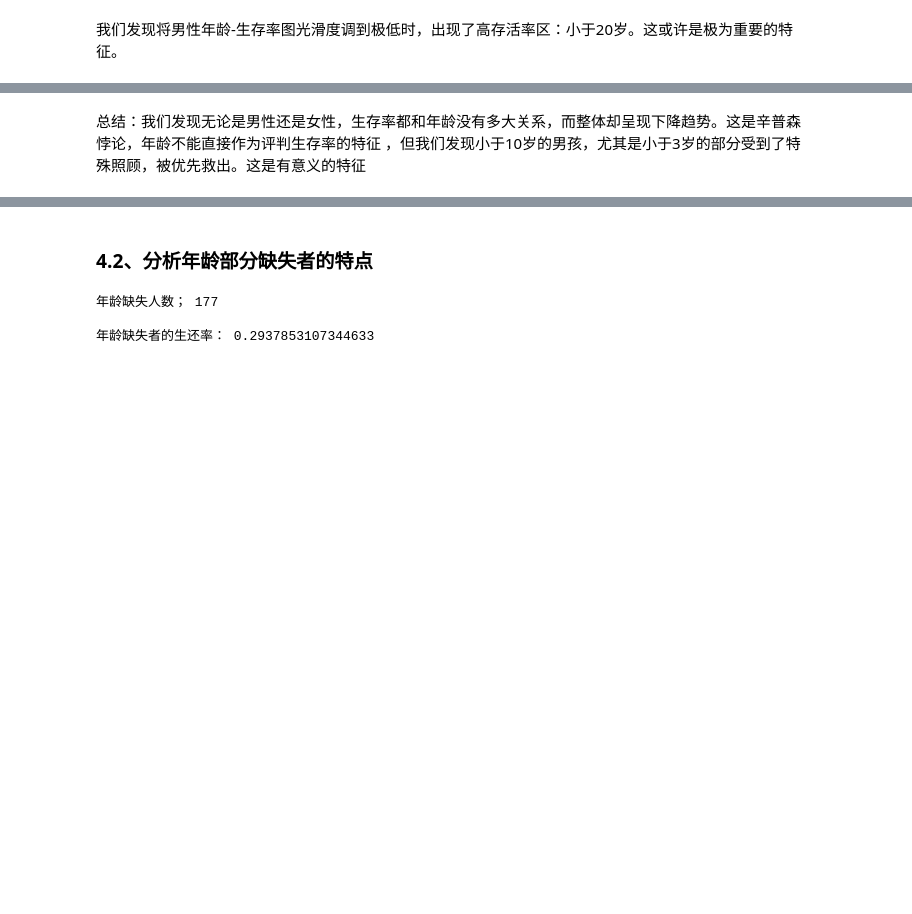
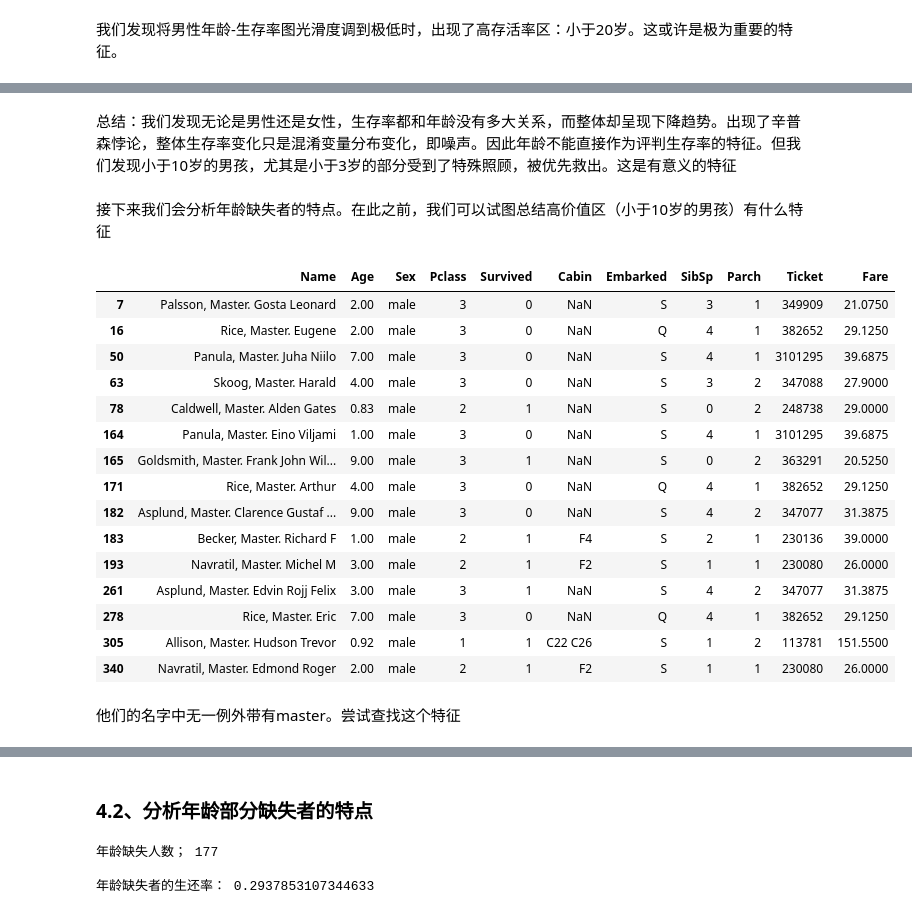
Before and after one commit to yjcyjjc/Titanic-MachineLearning-Project, a Jupyter notebook: EDA.ipynb, the cells around one changed output, grey strips where cells are left out. Cells and saved outputs as stored; diff of their text form; code cells hidden in the pictures; blank space fills up the shorter version.

```diff
--- a/EDA.ipynb
+++ b/EDA.ipynb
@@ -287,4 +287,28 @@ plt.show()
 # %% [output]
 [drawing not drawn]
 # %% [markdown]
-总结：我们发现无论是男性还是女性，生存率都和年龄没有多大关系，而整体却呈现下降趋势。这是辛普森悖论，年龄不能直接作为评判生存率的特征 ，但我们发现小于10岁的男孩，尤其是小于3岁的部分受到了特殊照顾，被优先救出。这是有意义的特征
+总结：我们发现无论是男性还是女性，生存率都和年龄没有多大关系，而整体却呈现下降趋势。出现了辛普森悖论，整体生存率变化只是混淆变量分布变化，即噪声。因此年龄不能直接作为评判生存率的特征。但我们发现小于10岁的男孩，尤其是小于3岁的部分受到了特殊照顾，被优先救出。这是有意义的特征
+# %% [markdown]
+接下来我们会分析年龄缺失者的特点。在此之前，我们可以试图总结高价值区（小于10岁的男孩）有什么特征
+# %%
+boy_feature=data[(data['Age']<10)&(data['Sex']=='male')][['Name','Age','Sex','Pclass','Survived','Cabin','Embarked','SibSp','Parch','Ticket','Fare']]
+boy_feature.head(15)
+# %% [output]
+|  | Name | Age | Sex | Pclass | Survived | Cabin | Embarked | SibSp | Parch | Ticket | Fare |
+| 7 | Palsson, Master. Gosta Leonard | 2.00 | male | 3 | 0 | NaN | S | 3 | 1 | 349909 | 21.0750 |
+| 16 | Rice, Master. Eugene | 2.00 | male | 3 | 0 | NaN | Q | 4 | 1 | 382652 | 29.1250 |
+| 50 | Panula, Master. Juha Niilo | 7.00 | male | 3 | 0 | NaN | S | 4 | 1 | 3101295 | 39.6875 |
+| 63 | Skoog, Master. Harald | 4.00 | male | 3 | 0 | NaN | S | 3 | 2 | 347088 | 27.9000 |
+| 78 | Caldwell, Master. Alden Gates | 0.83 | male | 2 | 1 | NaN | S | 0 | 2 | 248738 | 29.0000 |
+| 164 | Panula, Master. Eino Viljami | 1.00 | male | 3 | 0 | NaN | S | 4 | 1 | 3101295 | 39.6875 |
+| 165 | Goldsmith, Master. Frank John Wil... | 9.00 | male | 3 | 1 | NaN | S | 0 | 2 | 363291 | 20.5250 |
+| 171 | Rice, Master. Arthur | 4.00 | male | 3 | 0 | NaN | Q | 4 | 1 | 382652 | 29.1250 |
+| 182 | Asplund, Master. Clarence Gustaf ... | 9.00 | male | 3 | 0 | NaN | S | 4 | 2 | 347077 | 31.3875 |
+| 183 | Becker, Master. Richard F | 1.00 | male | 2 | 1 | F4 | S | 2 | 1 | 230136 | 39.0000 |
+| 193 | Navratil, Master. Michel M | 3.00 | male | 2 | 1 | F2 | S | 1 | 1 | 230080 | 26.0000 |
+| 261 | Asplund, Master. Edvin Rojj Felix | 3.00 | male | 3 | 1 | NaN | S | 4 | 2 | 347077 | 31.3875 |
+| 278 | Rice, Master. Eric | 7.00 | male | 3 | 0 | NaN | Q | 4 | 1 | 382652 | 29.1250 |
+| 305 | Allison, Master. Hudson Trevor | 0.92 | male | 1 | 1 | C22 C26 | S | 1 | 2 | 113781 | 151.5500 |
+| 340 | Navratil, Master. Edmond Roger | 2.00 | male | 2 | 1 | F2 | S | 1 | 1 | 230080 | 26.0000 |
+# %% [markdown]
+他们的名字中无一例外带有master。尝试查找这个特征
```
Also changed, not shown: parts of 12 cells of this notebook.
